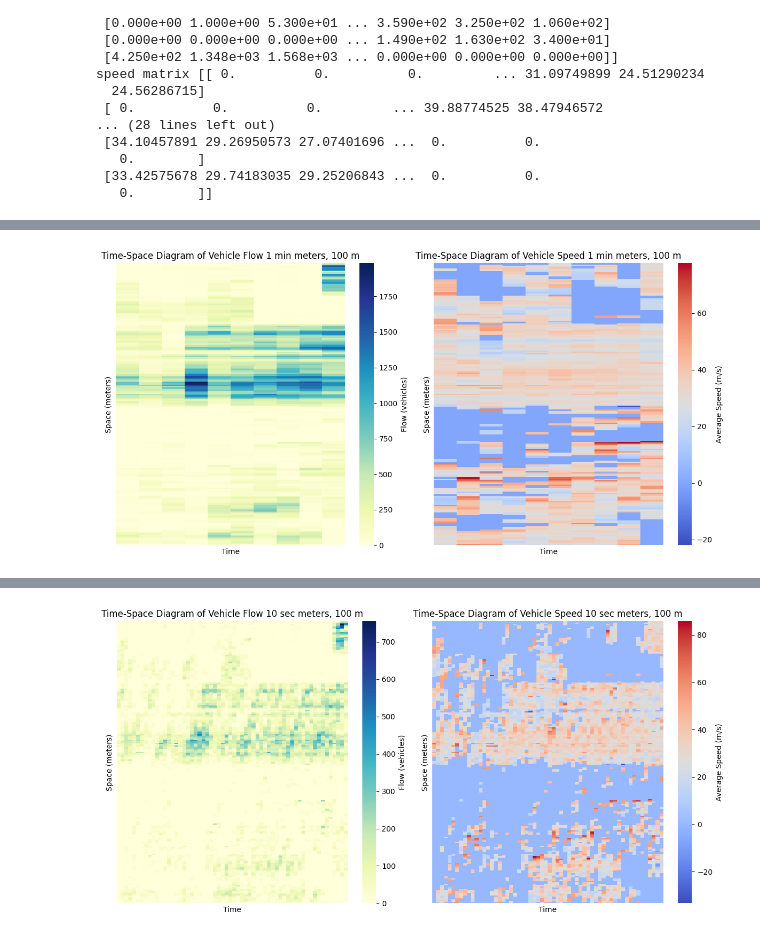
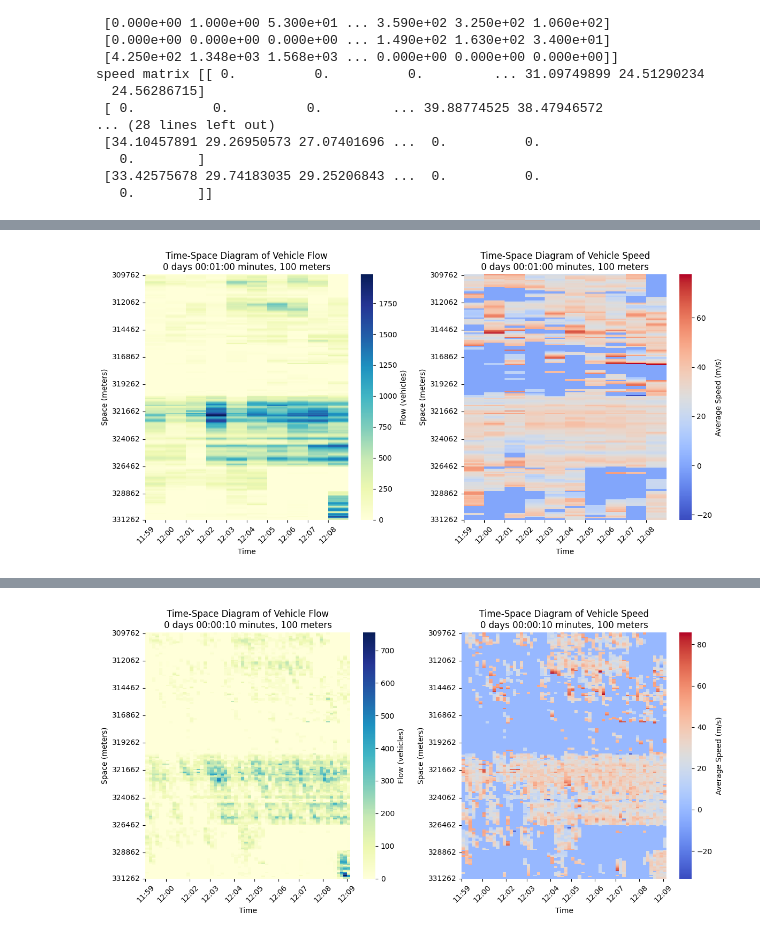
Before and after one commit to woxsao/macroscopic-sim-calibration, a Jupyter notebook: FlowSpeed.ipynb, the cells around one changed output, grey strips where cells are left out. Saved outputs shown, nothing was run; the diff lists cells and outputs as text; code cells hidden in the pictures.

Commit message:
Fixing graphs

```diff
--- a/FlowSpeed.ipynb
+++ b/FlowSpeed.ipynb
@@ -136,28 +136,39 @@ def get_flow_speed_matrix(time_interval = pd.Timedelta(minutes=1), space_interva
     print("speed matrix", speed_matrix)
     return flow_matrix, speed_matrix
 # %%
-def plot_matrices(flow_matrix, speed_matrix, time_increment, space_increment): # Plot the flow matrix
-    print("min time", t_min)
-    print("max time", t_max)
-    # print("x_min", x_min)
-    # print("x_max", x_max)
-    print("flow_matrix shape", flow_matrix.shape)
-    print("speed matrix shape", speed_matrix.shape)
+def plot_matrices(flow_matrix, speed_matrix, time_increment, space_increment, t_min, t_max, x_min, x_max):
+
     plt.figure(figsize=(12, 6))
 
+    # Compute reasonable tick marks
+    num_time_bins = flow_matrix.shape[0]
+    num_space_bins = flow_matrix.shape[1]
+
+    time_ticks = np.linspace(0, num_time_bins - 1, min(10, num_time_bins)).astype(int)
+    space_ticks = np.linspace(0, num_space_bins - 1, min(10, num_space_bins)).astype(int)
+
+    time_labels = [(t_min + i * time_increment).strftime("%H:%M") for i in time_ticks]
+    space_labels = [int(x_min + i * space_increment) for i in space_ticks]
+
     # Create heatmap for flow matrix
-    plt.subplot(1, 2, 1)
-    sns.heatmap(flow_matrix.T, cmap="YlGnBu", xticklabels=False, yticklabels=False, cbar_kws={'label': 'Flow (vehicles)'})
-    plt.title(f"Time-Space Diagram of Vehicle Flow {time_increment} meters, {space_increment}")
+    ax1 = plt.subplot(1, 2, 1)
+    sns.heatmap(flow_matrix.T, cmap="YlGnBu", xticklabels=time_labels, yticklabels=space_labels[::-1], cbar_kws={'label': 'Flow (vehicles)'})
+    plt.title(f"Time-Space Diagram of Vehicle Flow\n{time_increment} minutes, {space_increment} meters")
     plt.xlabel("Time")
     plt.ylabel("Space (meters)")
+    plt.xticks(time_ticks, time_labels, rotation=45)
+    plt.yticks(space_ticks, space_labels[])
+    ax1.invert_yaxis()  # Reverse the y-axis
 
     # Plot the speed matrix
-    plt.subplot(1, 2, 2)
-    sns.heatmap(speed_matrix.T, cmap="coolwarm", xticklabels=False, yticklabels=False, cbar_kws={'label': 'Average Speed (m/s)'})
-    plt.title(f"Time-Space Diagram of Vehicle Speed {time_increment} meters, {space_increment}")
+    ax2 = plt.subplot(1, 2, 2)
+    sns.heatmap(speed_matrix.T, cmap="coolwarm", xticklabels=time_labels, yticklabels=space_labels[::-1], cbar_kws={'label': 'Average Speed (m/s)'})
+    plt.title(f"Time-Space Diagram of Vehicle Speed\n{time_increment} minutes, {space_increment} meters")
     plt.xlabel("Time")
     plt.ylabel("Space (meters)")
+    plt.xticks(time_ticks, time_labels, rotation=45)
+    plt.yticks(space_ticks, space_labels[::-1])
+    ax2.invert_yaxis()  # Reverse the y-axis
 
     # Adjust layout and show the plots
     plt.tight_layout()
@@ -187,6 +198,8 @@ speed matrix [[ 0.          0.          0.         ... 31.09749899 24.51290234
  [33.42575678 29.74183035 29.25206843 ...  0.          0.
    0.        ]]
 # %%
-plot_matrices(flow_1min_100m, speed_1min_100m, "1 min", "100 m")
-plot_matrices(flow_10sec_100m, speed_10sec_100m, "10 sec", "100 m")
+t_min, t_max = df["timestamp"].min(), df["timestamp"].max()
+x_min, x_max = df["x_position"].min(), df["x_position"].max()
+plot_matrices(flow_1min_100m, speed_1min_100m, pd.Timedelta(minutes=1), 100, t_min, t_max, x_min, x_max)
+plot_matrices(flow_10sec_100m, speed_10sec_100m, pd.Timedelta(seconds=10), 100,  t_min, t_max, x_min, x_max)
 # %% [output]
@@ -197 +206 @@ speed matrix shape (10, 216)
-[figure, old version]
+[figure, new version]
@@ -202 +207 @@ speed matrix shape (60, 216)
-[figure, old version]
+[figure, new version]
```
Also changed, not shown: parts of 1 cell of this notebook.
